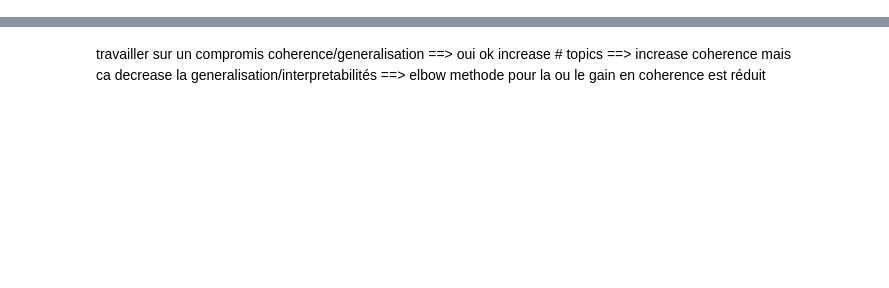
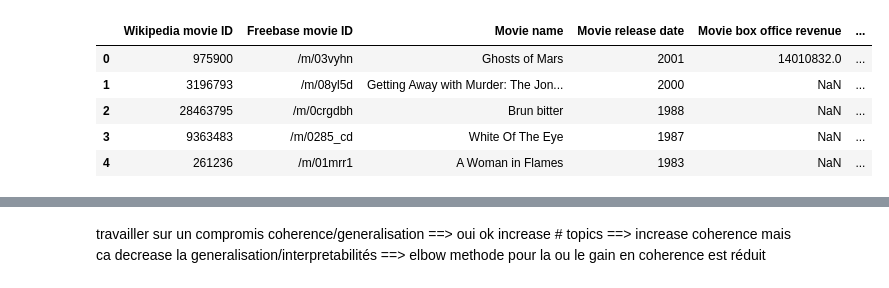
Before and after one commit to epfl-ada/ada-2024-project-4bigbrains, a Jupyter notebook: LDA.ipynb, the cells around one changed output, grey strips where cells are left out. Cells and saved outputs as stored; diff of their text form; code cells hidden in the pictures; blank space fills up the shorter version.

```diff
--- a/LDA.ipynb
+++ b/LDA.ipynb
@@ -23,3 +41,14 @@ from gensim.models import LdaMulticore
+# %%
+DATA_PATH = 'data'
+df_date_clean = pd.read_csv(DATA_PATH + '/df_date_clean.csv')
+df_date_clean.head()
+# %% [output]
+|  | Wikipedia movie ID | Freebase movie ID | Movie name | Movie release date | Movie box office revenue | ... |
+| 0 | 975900 | /m/03vyhn | Ghosts of Mars | 2001 | 14010832.0 | ... |
+| 1 | 3196793 | /m/08yl5d | Getting Away with Murder: The Jon... | 2000 | NaN | ... |
+| 2 | 28463795 | /m/0crgdbh | Brun bitter | 1988 | NaN | ... |
+| 3 | 9363483 | /m/0285_cd | White Of The Eye | 1987 | NaN | ... |
+| 4 | 261236 | /m/01mrr1 | A Woman in Flames | 1983 | NaN | ... |
 # %%
 # function that extracts the meaningful words in each XML file
 def parse_corenlp_file(file):
```
Also changed, not shown: parts of 12 cells of this notebook.
